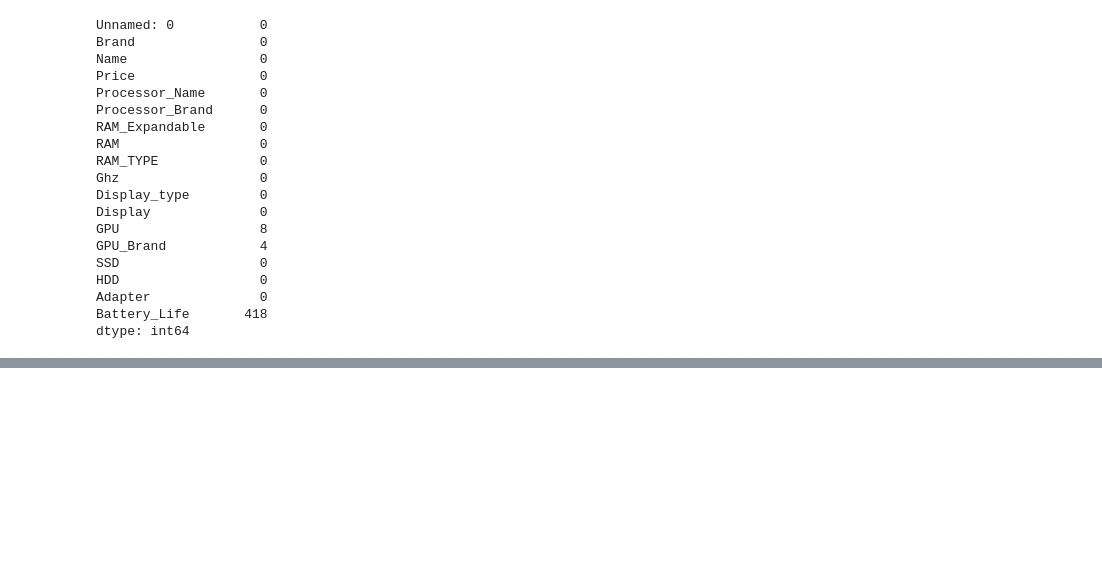
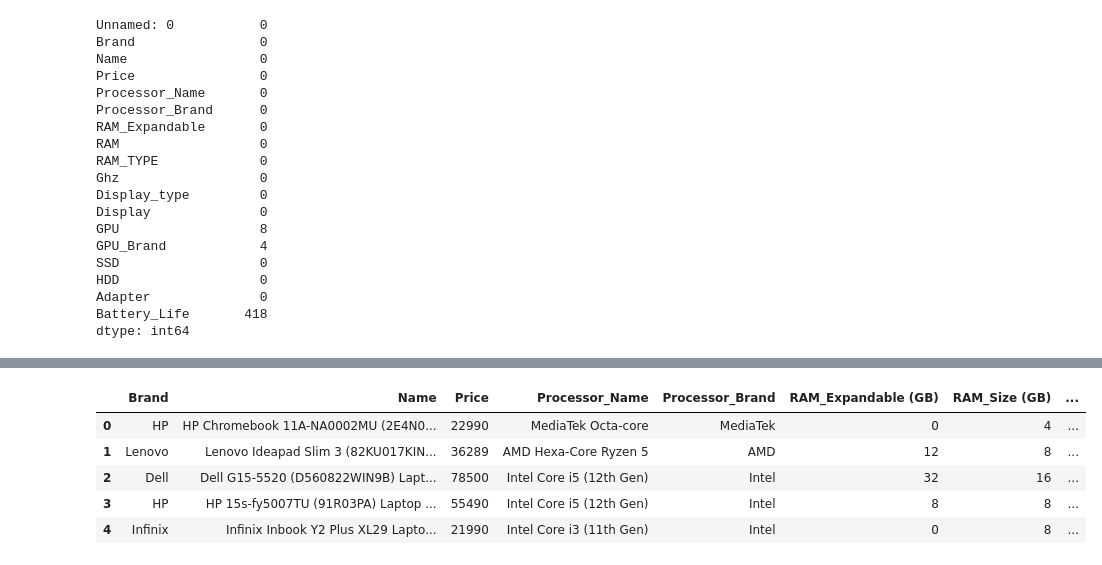
Before and after one commit to Dunith2002/Laptop_Price_Predictor, a Jupyter notebook: notebooks/FC211020_Dinusha/Data_Cleaning.ipynb, the cells around one changed output, grey strips where cells are left out. Saved outputs shown, nothing was run; the diff lists cells and outputs as text; code cells hidden in the pictures; blank space fills up the shorter version.

```diff
--- a/notebooks/FC211020_Dinusha/Data_Cleaning.ipynb
+++ b/notebooks/FC211020_Dinusha/Data_Cleaning.ipynb
@@ -73,0 +103,5 @@ df.rename(columns={'RAM': 'RAM_Size (GB)'}, inplace=True)
+# %%
+#Clean Adapter column
+df['Adapter'] = df['Adapter'].replace('no', '0').astype(int)
+df.rename(columns={'Adapter': 'Adapter(W)'}, inplace=True)
+print(f"Unique Values: {df['Adapter(W)'].unique()}\n")
@@ -73,0 +113,5 @@ df.rename(columns={'RAM': 'RAM_Size (GB)'}, inplace=True)
+# %%
+#Clean SSD column
+df['SSD'] = df['SSD'].str.extract(r"(\d+)").fillna(0).astype(int)
+df.rename(columns={'SSD': 'SSD(GB)'}, inplace=True)
+print(f"Unique Values: {df['SSD(GB)'].unique()}\n")
@@ -73,0 +120,5 @@ df.rename(columns={'RAM': 'RAM_Size (GB)'}, inplace=True)
+# %%
+#Clean HDD column
+df['HDD'] = df['HDD'].str.extract(r"(\d+)").fillna(0).astype(int)
+df.rename(columns={'HDD': 'HDD(GB)'}, inplace=True)
+print(f"Unique Values: {df['HDD(GB)'].unique()}\n")
@@ -73,0 +127,6 @@ df.rename(columns={'RAM': 'RAM_Size (GB)'}, inplace=True)
+# %%
+#Clean Brand column
+df['Brand'] = df['Brand'].astype('category')
+brand_counts = df['Brand'].value_counts()
+rare_brands = brand_counts[brand_counts < 20].index
+df["Brand"] = df["Brand"].replace(rare_brands, "Other")
@@ -73,0 +159,9 @@ df.rename(columns={'RAM': 'RAM_Size (GB)'}, inplace=True)
+# %%
+df.head()
+# %% [output]
+|  | Brand | Name | Price | Processor_Name | Processor_Brand | RAM_Expandable (GB) | RAM_Size (GB) | ... |
+| 0 | HP | HP Chromebook 11A-NA0002MU (2E4N0... | 22990 | MediaTek Octa-core | MediaTek | 0 | 4 | ... |
+| 1 | Lenovo | Lenovo Ideapad Slim 3 (82KU017KIN... | 36289 | AMD Hexa-Core Ryzen 5 | AMD | 12 | 8 | ... |
+| 2 | Dell | Dell G15-5520 (D560822WIN9B) Lapt... | 78500 | Intel Core i5 (12th Gen) | Intel | 32 | 16 | ... |
+| 3 | HP | HP 15s-fy5007TU (91R03PA) Laptop ... | 55490 | Intel Core i5 (12th Gen) | Intel | 8 | 8 | ... |
+| 4 | Infinix | Infinix Inbook Y2 Plus XL29 Lapto... | 21990 | Intel Core i3 (11th Gen) | Intel | 0 | 8 | ... |
```
Also changed, not shown: parts of 24 cells of this notebook.
